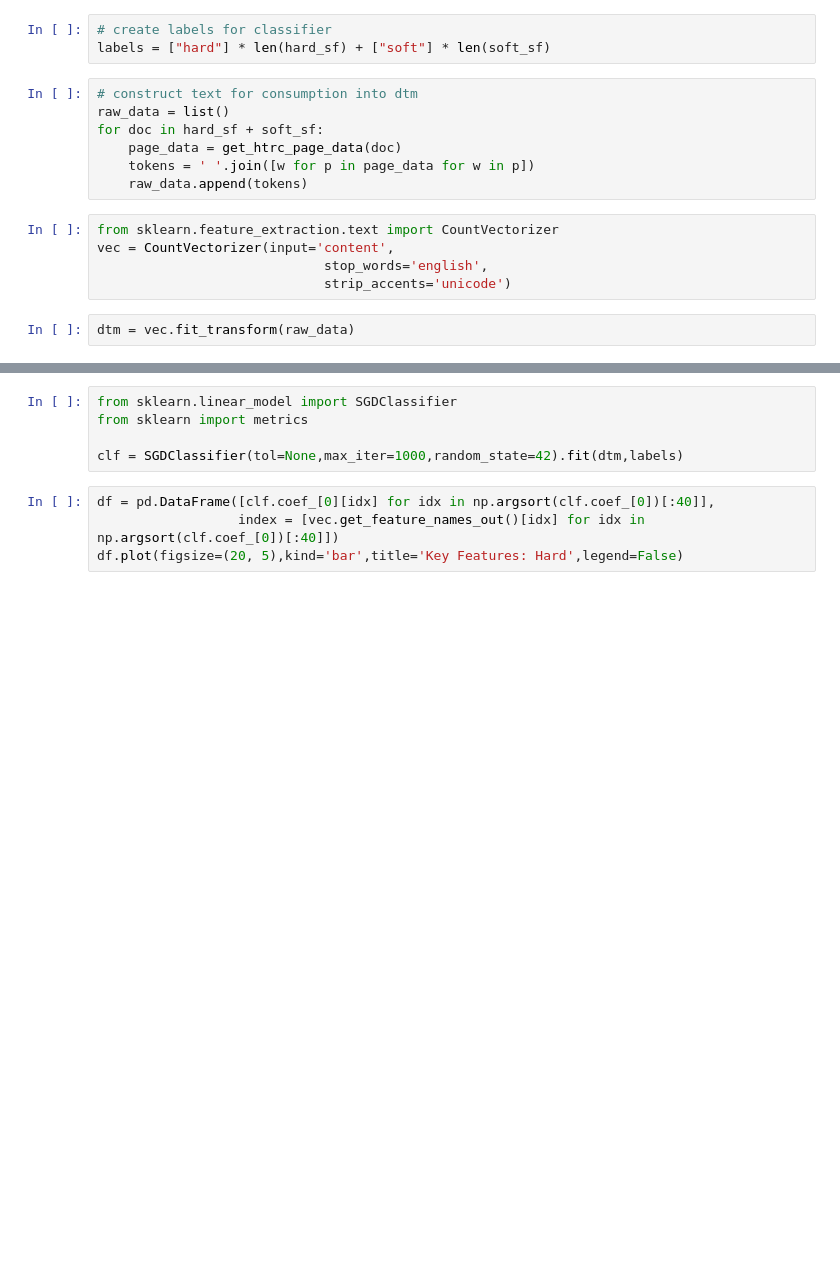
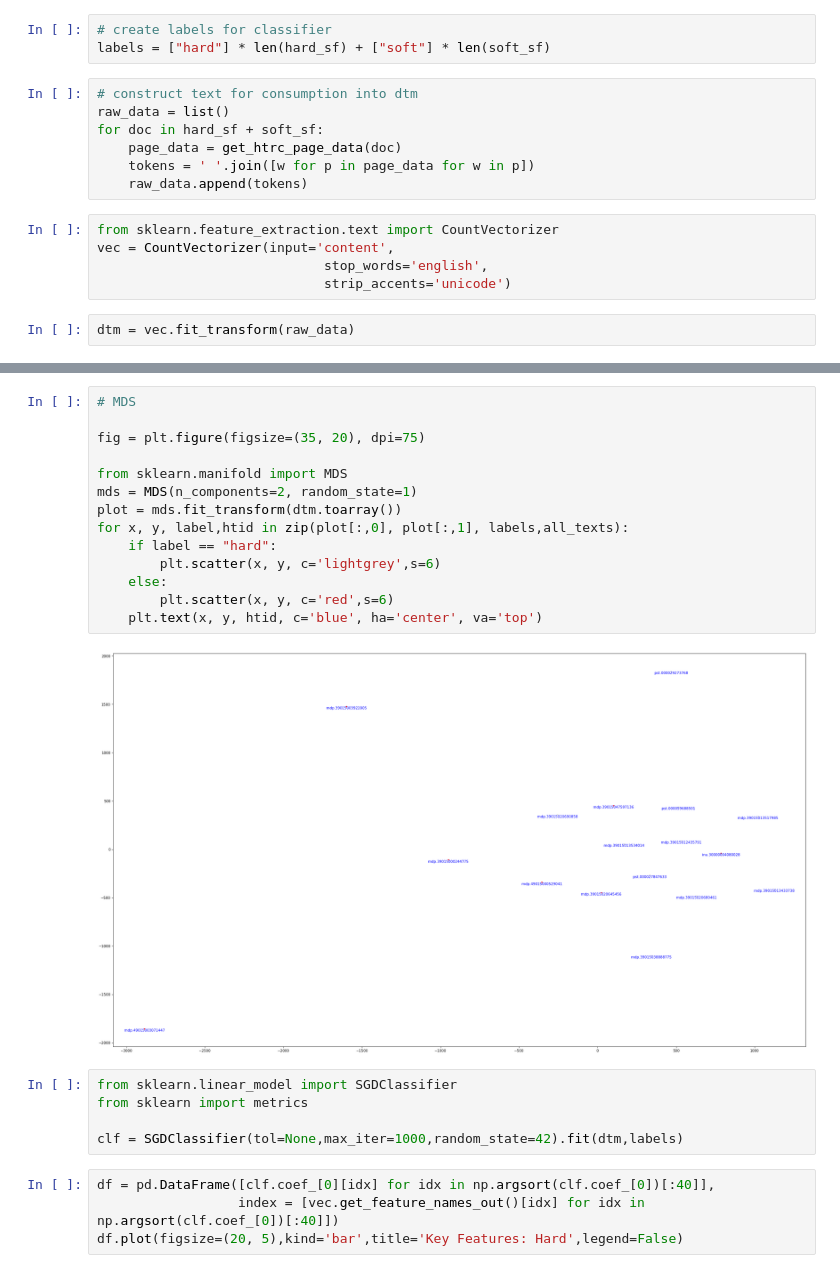
Before and after one commit to jeddobson/model-interpretability, a Jupyter notebook: notebooks/sf-initial-model.ipynb, the cells around one changed output, grey strips where cells are left out. Drawn from its saved outputs; the diff is of its cells as text; blank space fills up the shorter version.

```diff
--- a/notebooks/sf-initial-model.ipynb
+++ b/notebooks/sf-initial-model.ipynb
@@ -47,3 +74,19 @@ dtm = vec.fit_transform(raw_data)
+# %%
+# MDS
+
+fig = plt.figure(figsize=(35, 20), dpi=75)
+
+from sklearn.manifold import MDS
+mds = MDS(n_components=2, random_state=1)
+plot = mds.fit_transform(dtm.toarray())
+for x, y, label,htid in zip(plot[:,0], plot[:,1], labels,all_texts):
+    if label == "hard":
+        plt.scatter(x, y, c='lightgrey',s=6)
+    else:
+        plt.scatter(x, y, c='red',s=6)
+    plt.text(x, y, htid, c='blue', ha='center', va='top')
+# %% [output]
+[figure, added]
 # %%
 from sklearn.linear_model import SGDClassifier
 from sklearn import metrics
```
Also changed, not shown: parts of 7 cells of this notebook.
